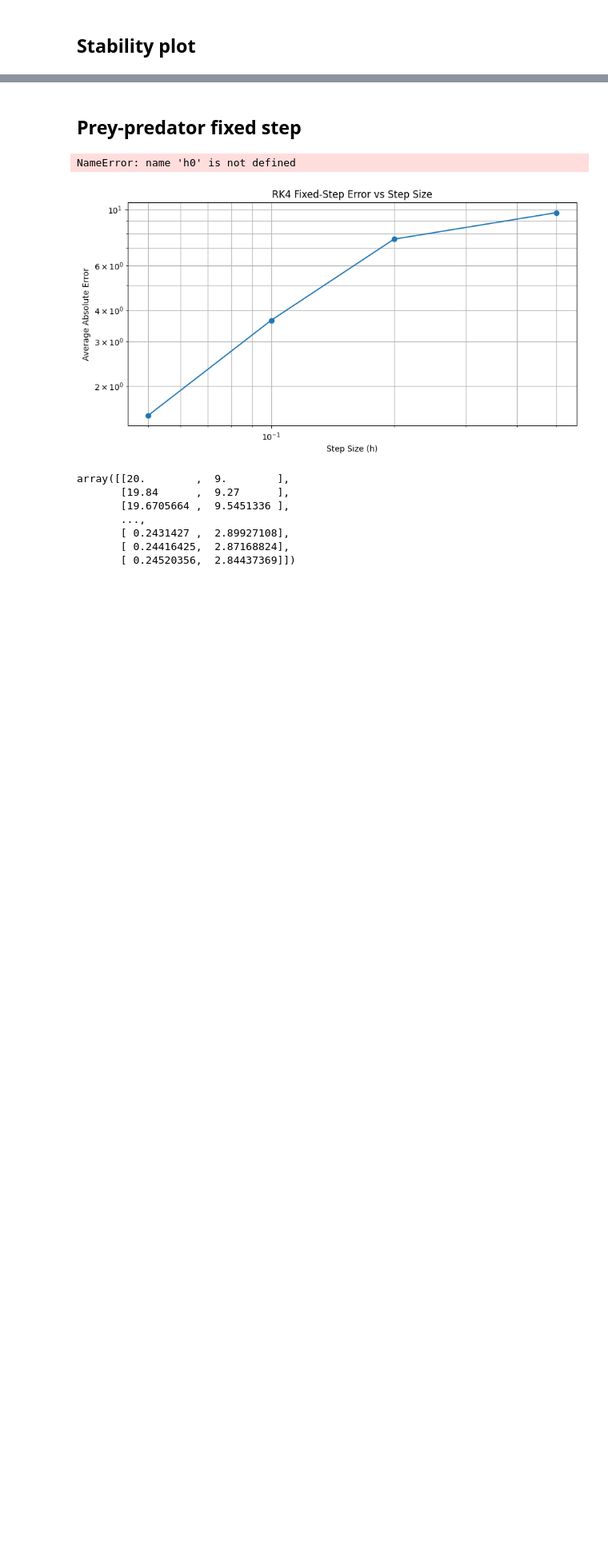
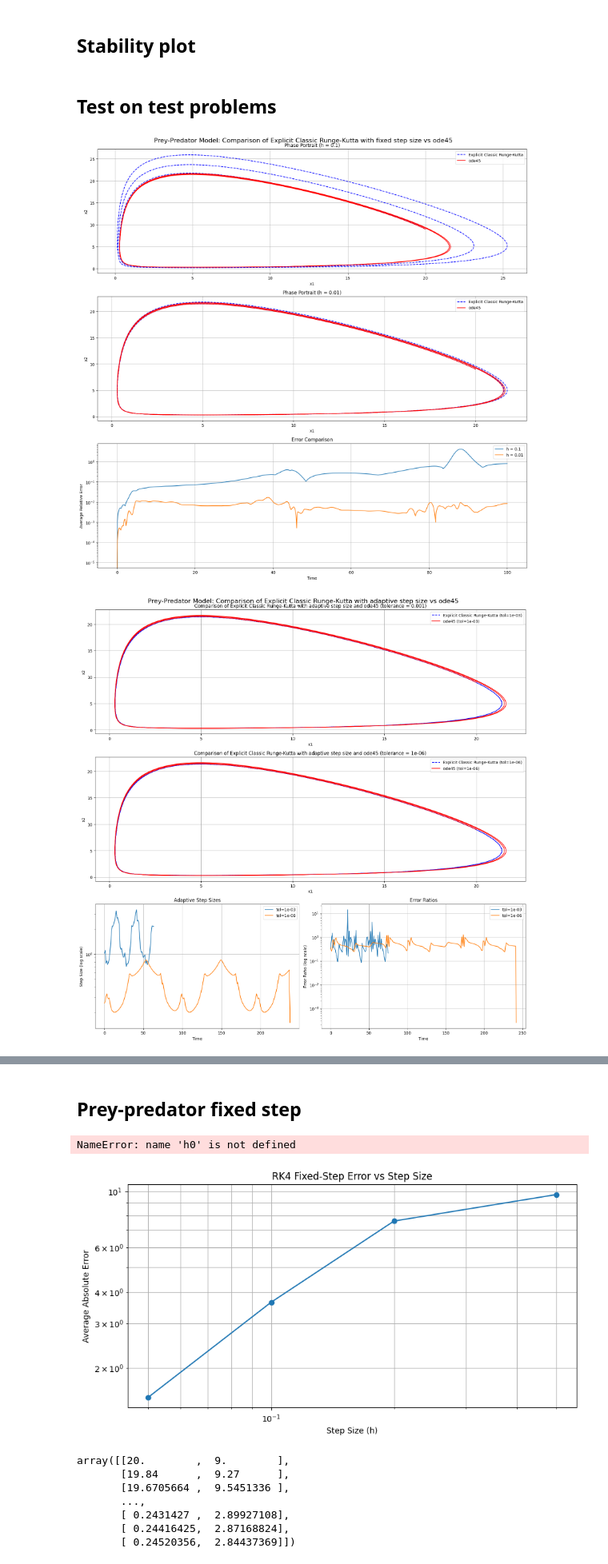
Before and after one commit to EuanCortes/02686-Project, a Jupyter notebook: 05_RungeKutta.ipynb, the cells around one changed output, grey strips where cells are left out. Shown at 80% size. Saved outputs shown, nothing was run; the diff lists cells and outputs as text; code cells hidden in the pictures; blank space fills up the shorter version.

```diff
--- a/05_RungeKutta.ipynb
+++ b/05_RungeKutta.ipynb
@@ -39,3 +40,16 @@ plt.show()
 [figure]
 # %% [markdown]
 ## Stability plot
+# %% [markdown]
+## Test on test problems
+# %%
+# Define time span and initial conditions
+t_span = (0, 100)
+x0 = np.array([20, 9])  # Example initial conditions for prey and predator populations
+a = 0.2  # Prey growth rate
+b = 0.04  # Predation rate
+pp_rk_fixed = compare_solvers(prey_predator_model, t_span, x0, params=(a, b), model_name="Prey-Predator Model", reference_solver_name = "ode45", fixed_steps=True, explicit=True, rk45=True)
+pp_rk_adaptive = compare_solvers(prey_predator_model, t_span, x0, params=(a, b), model_name="Prey-Predator Model", reference_solver_name = "ode45", adaptive_steps= True, explicit=True, rk45=True, steptype = "adaptive")
+# %% [output]
+[figure, added]
+[figure, added]
```
Also changed, not shown: parts of 2 cells of this notebook, 6 other files.
